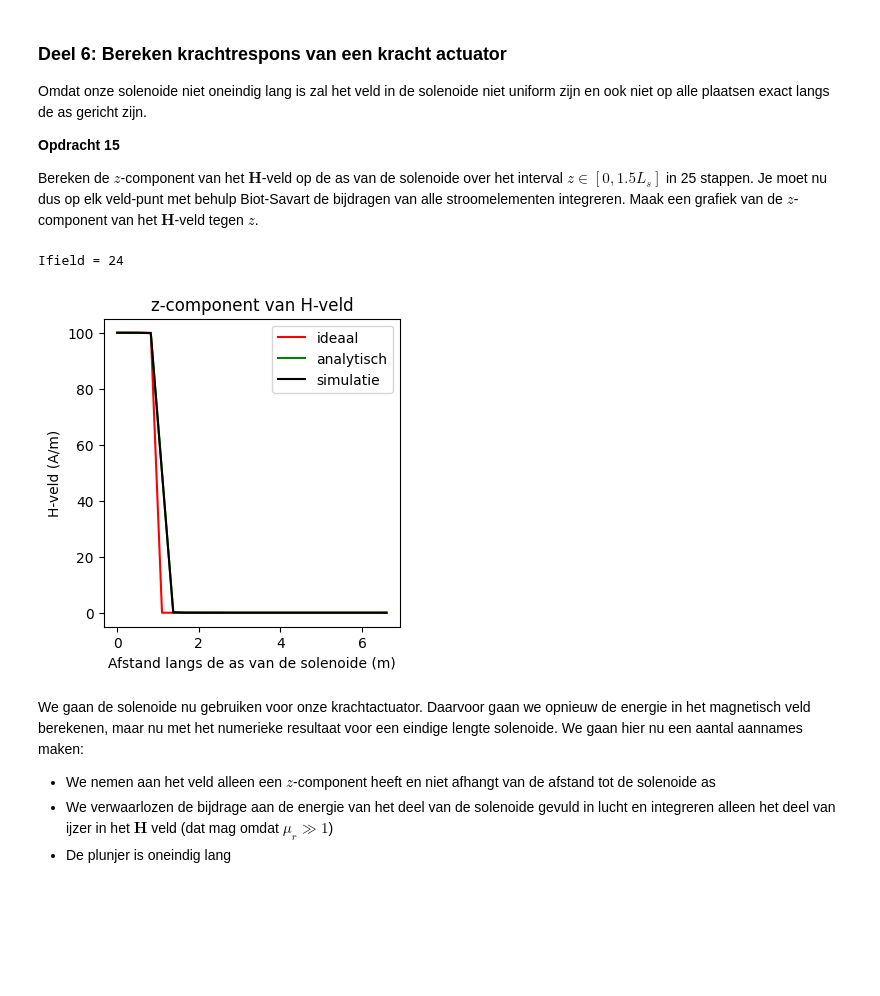
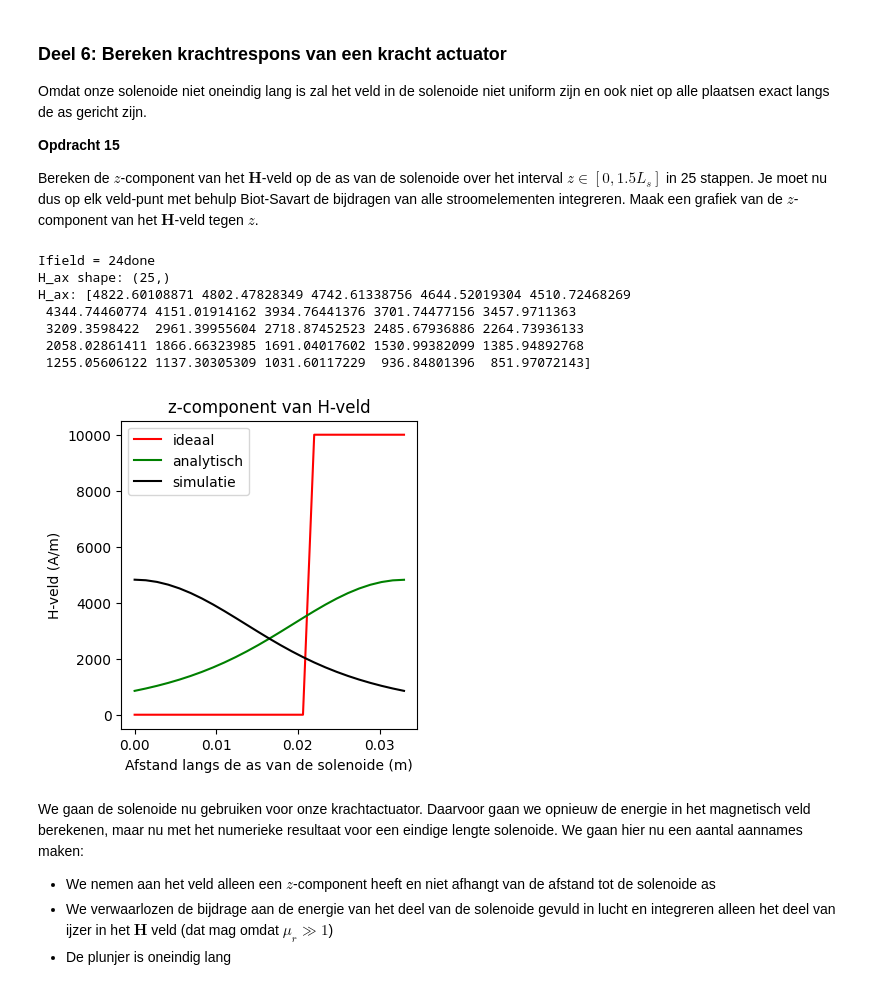
Before and after one commit to pieterbroerse/opdrachten-DEF-D, a Jupyter notebook: DigitaleOntwerpopdrachten/2KrachtactuatorOpdracht/KrachtactuatorOpdracht.ipynb, the cells around one changed output. Saved outputs shown, nothing was run; the diff lists cells and outputs as text; code cells hidden in the pictures; blank space fills up the shorter version.

```diff
--- a/DigitaleOntwerpopdrachten/2KrachtactuatorOpdracht/KrachtactuatorOpdracht.ipynb
+++ b/DigitaleOntwerpopdrachten/2KrachtactuatorOpdracht/KrachtactuatorOpdracht.ipynb
@@ -436,12 +382,12 @@ b. Bereken de $x$, $y$ en $z$ coordinaten.\
 c. Bereken de spoed, in eenheden van aantal omwentelingen per meter, en print dit.
 # %%
 l_draad = l_draad_deuropener
-r_sol = 0.02
+r_sol = r_s_deuropener
 r_d = 0.2e-3 / 2
 omtrek = 2 * np.pi * r_sol
 aantal_omwentelingen = int(l_draad / omtrek)
 N = aantal_omwentelingen * 100
-L_sol = N * 2 * r_d
+L_sol = aantal_omwentelingen * 2 * r_d
 
 x,y,z = parametrisatie(N, r_sol, aantal_omwentelingen, L_sol)
 
@@ -467,23 +413,36 @@ Het veld in een oneindig lange solenoide wordt gegeven door $\mathbf{H} = n I \h
 Bereken het veld in het midden van de solenoide en vergelijk het met het analytische antwoord voor een oneindig lange solenoide. Verhoog $N$ net zo lang tot jullie antwoord convergeert naar het analytisch antwoord.
 * Denk na over wat dl betekent en hoe jullie deze zou berekenen.
 * Bereken met de functie die jullie eerder geschreven hebben de contributies aan het $H$-veld en sommeer deze.
+# %%
+def field_current_element(r_field, r_source, dl, I):
+    r      = r_field - r_source
+    top    = np.cross(dl, r)
+    bottom = np.linalg.norm(r)
+    dH     = (I / (4 * np.pi)) * top / bottom**3
+    return dH
 # %%
+I = 2  # deuropener current
+
 r_field = np.array([0, 0, 0])
 
 dl_x = np.diff(x)
 dl_y = np.diff(y)
 dl_z = np.diff(z)
 
-r_sources = np.column_stack((x[:-1], y[:-1], z[:-1]))
+r_sources = np.column_stack((
+    (x[:-1] + x[1:]) / 2,   # midpoint is more accurate
+    (y[:-1] + y[1:]) / 2,
+    (z[:-1] + z[1:]) / 2
+))
 
 dH_contributions = np.array([
-    field_current_element(r_field, r_sources[i], np.array([dl_x[i], dl_y[i], dl_z[i]]))
+    field_current_element(r_field, r_sources[i], np.array([dl_x[i], dl_y[i], dl_z[i]]), I)  # ← I passed
     for i in range(len(r_sources))
 ])
 
-H_z = np.sum(dH_contributions[:, 2])
+H_z       = np.sum(dH_contributions[:, 2])
 analytical = spoed * I
 
-print('Numeriek: ' + str(round(H_z, 4)) + ' A/m')
-print('Analytisch: ' + str(round(analytical, 4)) + ' A/m')
+print('Numeriek:   ' + str(round(H_z, 2)) + ' A/m')
+print('Analytisch: ' + str(round(analytical, 2)) + ' A/m')
 # %% [output]
@@ -498,43 +457,50 @@ Omdat onze solenoide niet oneindig lang is zal het veld in de solenoide niet uni
 Bereken de $z$-component van het $\mathbf{H}$-veld op de as van de solenoide over het interval $z \in [0, 1.5L_s]$ in 25 stappen. Je moet nu dus op elk veld-punt met behulp Biot-Savart de bijdragen van alle stroomelementen integreren. Maak een grafiek van de $z$-component van het $\mathbf{H}$-veld tegen $z$.
 # %%
 n_ax = 25
-z_ax = np.linspace(0, 3*L_sol, n_ax)
-H_ax = np.zeros((n_ax, 1))
+z_ax = np.linspace(0, 1.5 * L_sol, n_ax)
+H_ax = np.zeros(n_ax)  # 1D, not (n_ax, 1)
 
 dl_x = np.diff(x)
 dl_y = np.diff(y)
 dl_z = np.diff(z)
 r_sources = np.column_stack((
     (x[:-1] + x[1:]) / 2,
     (y[:-1] + y[1:]) / 2,
     (z[:-1] + z[1:]) / 2
 ))
 
 for i_field in range(n_ax):
     print('\rIfield = ' + str(i_field), end='')
     r_field = np.array([0, 0, z_ax[i_field]])
-    Hsimulated = np.array([0, 0, 0], dtype='float64')
+    Hsimulated = np.zeros(3)
     for i_source in range(len(r_sources)):
-        dl = np.array([dl_x[i_source], dl_y[i_source], dl_z[i_source]])
-        Hsimulated += field_current_element(r_field, r_sources[i_source], dl)
-    H_ax[i_field, 0] = Hsimulated[2]
+        dl_vec = np.array([dl_x[i_source], dl_y[i_source], dl_z[i_source]])
+        Hsimulated += field_current_element(r_field, r_sources[i_source], dl_vec, I)
+    H_ax[i_field] = Hsimulated[2]
 
-H_veld_ideaal = spoed * I * np.ones(n_ax) * (1.0*(z_ax < L_sol/2))
-H_veld_analytisch = (aantal_omwentelingen*I/L_sol/2)*((L_sol/2-z_ax)/np.sqrt((z_ax-L_sol/2)**2 + r_sol**2)+(L_sol/2+z_ax)/np.sqrt((z_ax+L_sol/2)**2 + r_sol**2))
+print("done")
+print("H_ax shape: " + str(H_ax.shape))
+print("H_ax: " + str(H_ax))
 
 plt.figure(figsize=[13, 4])
 plt.subplot(131)
 plt.title('z-component van H-veld')
 plt.plot(z_ax, H_veld_ideaal, '-r', label='ideaal')
 plt.plot(z_ax, H_veld_analytisch, '-g', label='analytisch')
 plt.plot(z_ax, H_ax, '-k', label='simulatie')
 plt.xlabel('Afstand langs de as van de solenoide (m)')
 plt.ylabel('H-veld (A/m)')
 plt.legend()
 plt.show()
 # %% [output]
-Ifield = 24
+Ifield = 24done
+H_ax shape: (25,)
+H_ax: [4822.60108871 4802.47828349 4742.61338756 4644.52019304 4510.72468269
+ 4344.74460774 4151.01914162 3934.76441376 3701.74477156 3457.9711363
+ 3209.3598422  2961.39955604 2718.87452523 2485.67936886 2264.73936133
+ 2058.02861411 1866.66323985 1691.04017602 1530.99382099 1385.94892768
+ 1255.05606122 1137.30305309 1031.60117229  936.84801396  851.97072143]
-[figure, old version]
+[figure, new version]
 # %% [markdown]
 We gaan de solenoide nu gebruiken voor onze krachtactuator. Daarvoor gaan we opnieuw de energie in het magnetisch veld berekenen, maar nu met het numerieke resultaat voor een eindige lengte solenoide. We gaan hier nu een aantal aannames maken:
 * We nemen aan het veld alleen een $z$-component heeft en niet afhangt van de afstand tot de solenoide as
```
Also changed, not shown: parts of 9 cells of this notebook.
